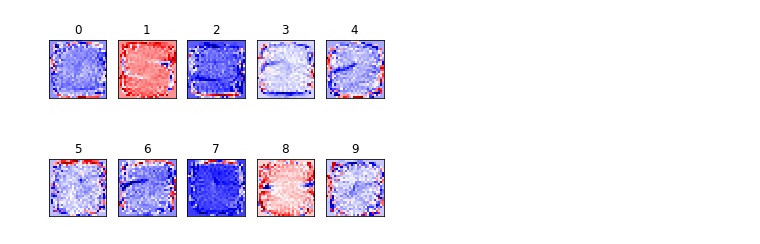
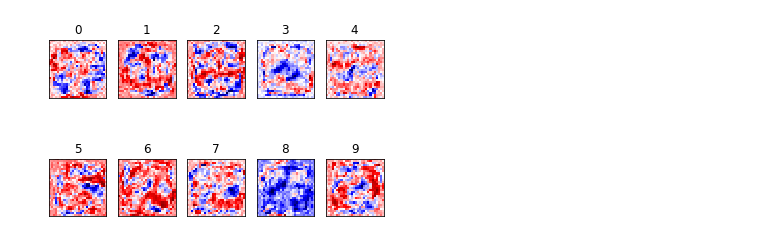
Before and after one commit to Stepheni12/MNIST, a Jupyter notebook: MNIST_Basic_Neural_Net.ipynb, the cells around one changed output. Drawn from its saved outputs; the diff is of its cells as text; code cells hidden in the pictures.

Commit message:
Added more layers to the network

```diff
--- a/MNIST_Basic_Neural_Net.ipynb
+++ b/MNIST_Basic_Neural_Net.ipynb
@@ -28,10 +28,11 @@ def randomize(dataset, labels):
     return shuffled_dataset, shuffled_labels
 
 train_data, train_labels = prep_data('train.csv')
+test_data, _ = prep_data('test.csv')
 train_data, train_labels = randomize(train_data, train_labels)
 
-#Display a random image from the dataset
-x = random.randint(1,len(train_labels))
-print(train_labels[x])
-plt.imshow(train_data[x].reshape(28,28))
-plt.show()
+# Display a random image from the dataset
+# x = random.randint(1,len(train_labels))
+# print(train_labels[x])
+# plt.imshow(train_data[x].reshape(28,28))
+# plt.show()
@@ -42,25 +40,31 @@ plt.show()
 import os
 import tensorflow as tf
 from tensorflow.examples.tutorials.mnist import input_data
-mnist = input_data.read_data_sets('MNIST_data', one_hot=True)
+# mnist = input_data.read_data_sets('MNIST_data', one_hot=True)
 
 #import test data
-test_data = mnist.test.images
-test_labels = mnist.test.labels
+
+# test_data = mnist.test.images
+# test_labels = mnist.test.labels
 
 DIR = './graph'
 image_size = 28
 num_classes = 10
-batch_size = 512 #Need to determine which batch_size is getting best results
+batch_size = 128 #Need to determine which batch_size is getting best results
 learning_rate = 0.003 #Need to try implementing lr decay
-num_steps = 10000
+num_steps = 18000
 
 def nn_model(data, weights, biases):
-    layer_1 = tf.matmul(data, weights['lay1']) + biases['lay1']
-    relu = tf.nn.relu(layer_1)
-    relu_d = tf.nn.dropout(relu, pkeep)
-    layer_2 = tf.matmul(relu_d, weights['lay2']) + biases['lay2']
-    return layer_2
+    layer_1 = tf.nn.relu(tf.matmul(data, weights['lay1']) + biases['lay1'])
+    relu_d1 = tf.nn.dropout(layer_1, pkeep)
+    layer_2 = tf.nn.relu(tf.matmul(relu_d1, weights['lay2']) + biases['lay2'])
+    relu_d2 = tf.nn.dropout(layer_2, pkeep)
+    layer_3 = tf.nn.relu(tf.matmul(relu_d2, weights['lay3']) + biases['lay3'])
+    relu_d3 = tf.nn.dropout(layer_3, pkeep)
+    layer_4 = tf.nn.relu(tf.matmul(relu_d3, weights['lay4']) + biases['lay4'])
+    relu_d4 = tf.nn.dropout(layer_4, pkeep)
+    layer_5 = tf.matmul(relu_d4, weights['lay5']) + biases['lay5']
+    return layer_5
 
 def accuracy(predicitions, labels):
     return 100 * np.sum(np.argmax(predictions, 1) == np.argmax(labels, 1)) / predictions.shape[0]
@@ -77,14 +81,20 @@ with graph.as_default():
 
     with tf.name_scope('Layers'):
         weights = {
-            'lay1': tf.Variable(tf.zeros([image_size * image_size, num_classes]), name='weights1'),
-            'lay2': tf.Variable(tf.truncated_normal([num_classes, num_classes]), name='weights2')
+            'lay1': tf.Variable(tf.truncated_normal([image_size * image_size, 200], stddev=0.1), name='weights1'),
+            'lay2': tf.Variable(tf.truncated_normal([200, 100], stddev=0.1), name='weights2'),
+            'lay3': tf.Variable(tf.truncated_normal([100, 50], stddev=0.1), name='weights3'),
+            'lay4': tf.Variable(tf.truncated_normal([50, 20], stddev=0.1), name='weights4'),
+            'lay5': tf.Variable(tf.truncated_normal([20, num_classes], stddev=0.1), name='weights5')
         }
 
         biases = {
             #Important to not define initial biases being passed to relu as zeros to prevent the "dying relu" problem
-            'lay1': tf.Variable((tf.ones([num_classes])/10), name='biases1'),
-            'lay2': tf.Variable(tf.zeros([num_classes]), name='biases2')
+            'lay1': tf.Variable((tf.ones([200])/10), name='biases1'),
+            'lay2': tf.Variable((tf.ones([100])/10), name='biases2'),
+            'lay3': tf.Variable((tf.ones([50])/10), name='biases3'),
+            'lay4': tf.Variable((tf.ones([20])/10), name='biases4'),
+            'lay5': tf.Variable(tf.zeros([num_classes]), name='biases5')
         }
 
         logits = nn_model(tf_train_data, weights, biases)
@@ -99,7 +109,7 @@ with graph.as_default():
         optimizer = tf.train.AdamOptimizer(learning_rate).minimize(loss)
 
     with tf.name_scope('Evaluation'):
-        train_prediction = tf.nn.softmax(logits)
+        train_prediction = tf.nn.softmax(logits) ### Think about renaming this
         correct_prediction = tf.equal(tf.argmax(train_prediction,1), tf.argmax(tf_train_labels, 1))
         accuracy = tf.reduce_mean(tf.cast(correct_prediction, tf.float32))
         tf.summary.scalar('accuracy', accuracy)
@@ -121,15 +131,17 @@ with tf.Session(graph=graph) as sess:
             batch_labels = train_labels[offset:(offset + batch_size), :]
 
             summary_result, _ = sess.run([summary_op, optimizer], feed_dict={tf_train_data: batch_data, tf_train_labels: batch_labels, pkeep: 0.75})
-            train_writer.add_summary(summary_result, step)
+#             train_writer.add_summary(summary_result, step)
 
             if step % 500 == 0:
-                print('Training step: ' + str(step) + ' Accuracy: ' + str(sess.run(accuracy, feed_dict={tf_train_data: batch_data, tf_train_labels: batch_labels, pkeep: 0.75})) + ' Loss: ' + str(sess.run(loss, feed_dict={tf_train_data: batch_data, tf_train_labels: batch_labels, pkeep: 0.75})))
+                print('Training step: ' + str(step) + ' Accuracy: ' + str(sess.run(accuracy, feed_dict={tf_train_data: batch_data, tf_train_labels: batch_labels, pkeep: 1.0})) + ' Loss: ' + str(sess.run(loss, feed_dict={tf_train_data: batch_data, tf_train_labels: batch_labels, pkeep: 1.0})))
 
         #Need to figure out how to correctly display test data results in an informative way on tensorboard
-        print('Test accuracy: ' + str(sess.run(accuracy, feed_dict={tf_train_data: test_data, tf_train_labels: test_labels, pkeep: 1.0})))
-        summary_result, acc = sess.run([summary_op, accuracy], feed_dict={tf_train_data: test_data, tf_train_labels: test_labels, pkeep: 1.0})
-        #test_writer.add_summary(summary_result, acc)
+#         print('Test accuracy: ' + str(sess.run(accuracy, feed_dict={tf_train_data: test_data, tf_train_labels: test_labels, pkeep: 1.0})))
+        pred = train_prediction.eval(feed_dict={tf_train_data: test_data, pkeep: 1.0})
+        test = sess.run(tf.argmax(pred, 1))
+#         summary_result, acc = sess.run([summary_op, accuracy], feed_dict={tf_train_data: test_data, tf_train_labels: test_labels, pkeep: 1.0})
+#         test_writer.add_summary(summary_result, acc)
 
     #Visualize weights
     for i in range(10):
@@ -165 +177 @@ Test accuracy: 0.9336
-[figure, old version]
+[figure, new version]
```
Also changed, not shown: parts of 3 cells of this notebook.
